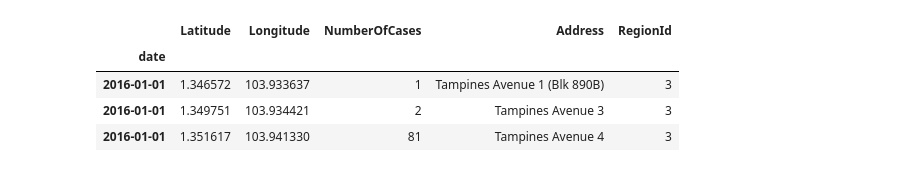
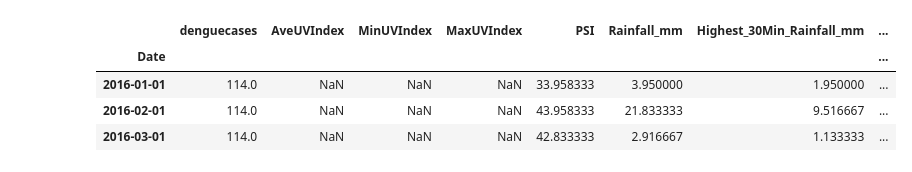
Before and after one commit to arynchoong/MTech-KE-DWBA, a Jupyter notebook: notebooks/DengueClusters.ipynb, the cells around one changed output. Cells and saved outputs as stored; diff of their text form; code cells hidden in the pictures.

```diff
--- a/notebooks/DengueClusters.ipynb
+++ b/notebooks/DengueClusters.ipynb
@@ -6,13 +6,13 @@ import seaborn as sns
 import os
 %matplotlib inline
 # %%
-link = "../Data/processed/deague cases.csv"
+link = "../Data/processed/region1_daily.csv"
 # data frame
-dfDengueCluster = pd.read_csv(link, index_col='date', parse_dates=True, dayfirst=True)
-dfDengueCluster.head(3)
+dfRegion1Daily = pd.read_csv(link, index_col='Date', parse_dates=True, dayfirst=True)
+dfRegion1Daily.head(3)
 # %% [output]
-|  | Latitude | Longitude | NumberOfCases | Address | RegionId |
-| date |  |  |  |  |  |
-| 2016-01-01 | 1.346572 | 103.933637 | 1 | Tampines Avenue 1 (Blk 890B) | 3 |
-| 2016-01-01 | 1.349751 | 103.934421 | 2 | Tampines Avenue 3 | 3 |
-| 2016-01-01 | 1.351617 | 103.941330 | 81 | Tampines Avenue 4 | 3 |
+|  | denguecases | AveUVIndex | MinUVIndex | MaxUVIndex | PSI | Rainfall_mm | Highest_30Min_Rainfall_mm | ... |
+| Date |  |  |  |  |  |  |  | ... |
+| 2016-01-01 | 114.0 | NaN | NaN | NaN | 33.958333 | 3.950000 | 1.950000 | ... |
+| 2016-02-01 | 114.0 | NaN | NaN | NaN | 43.958333 | 21.833333 | 9.516667 | ... |
+| 2016-03-01 | 114.0 | NaN | NaN | NaN | 42.833333 | 2.916667 | 1.133333 | ... |
```
Also changed, not shown: parts of 20 cells of this notebook.
